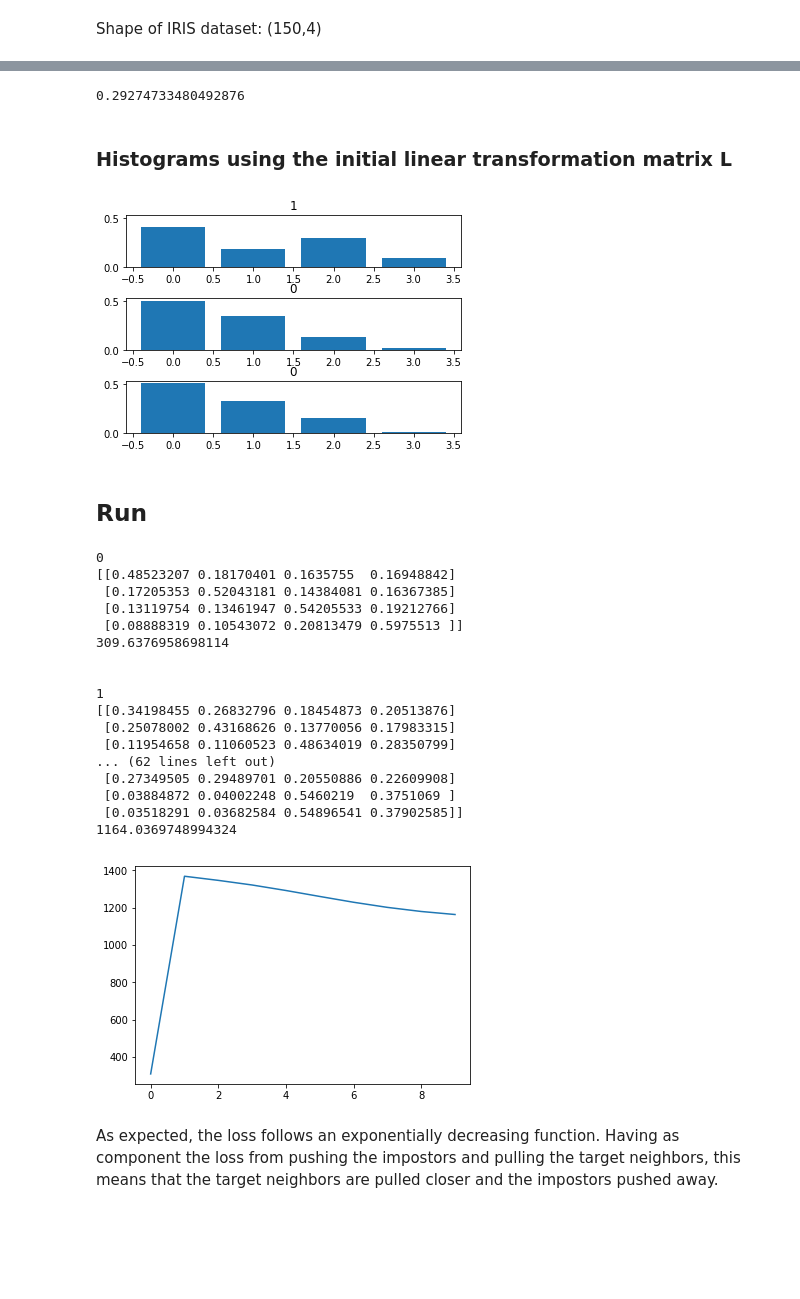
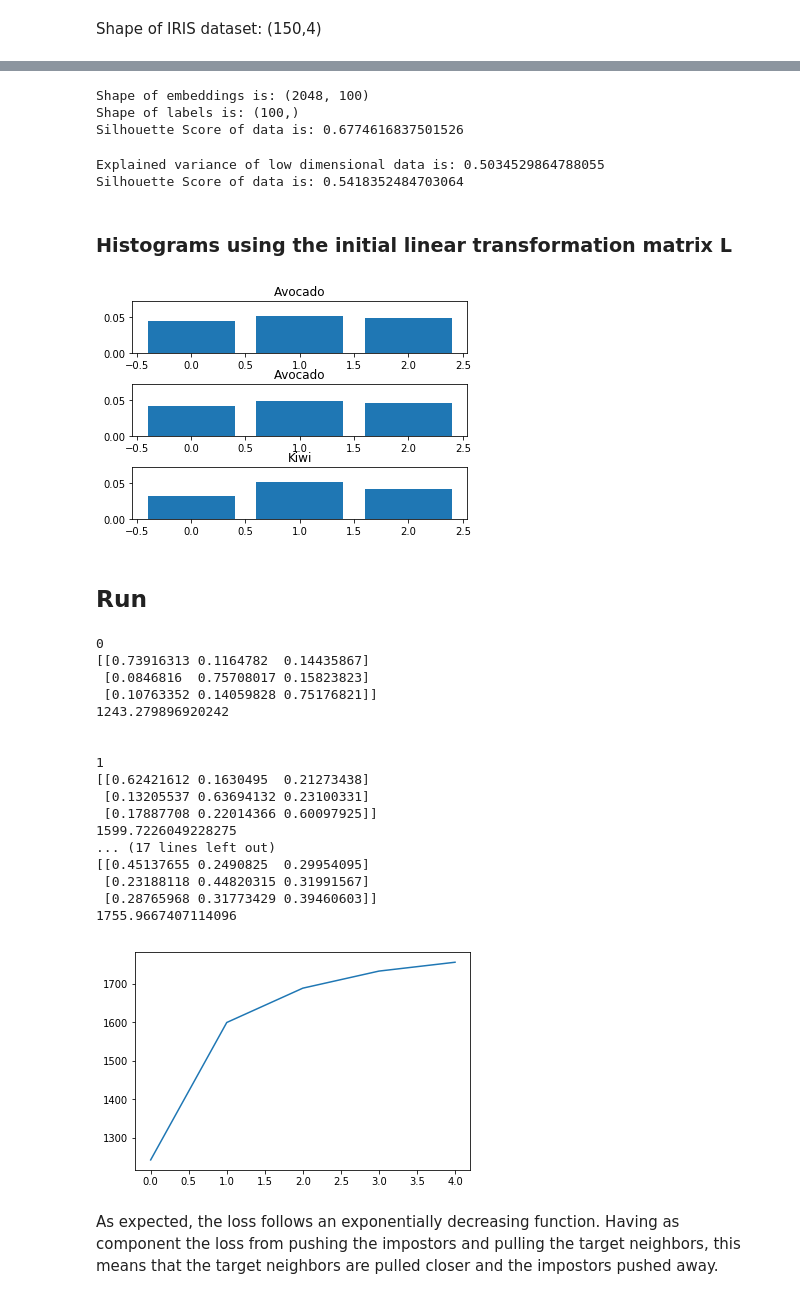
Before and after one commit to Holstrup/MetricLearning, a Jupyter notebook: MetricLearning/LMNN2.ipynb, the cells around one changed output, grey strips where cells are left out. Cells and saved outputs as stored; diff of their text form; code cells hidden in the pictures; blank space fills up the shorter version.

Commit message:
test dataset

```diff
--- a/MetricLearning/LMNN2.ipynb
+++ b/MetricLearning/LMNN2.ipynb
@@ -344,24 +344,33 @@ TN_lookup_table, TN_distance_table = find_target_neighbors(X_train, y_train)
+# %%
+X_train, y_train = Model.get_data_train()
+s_score = sk_metrics.silhouette_score(X_train.T, y_train, metric='euclidean')
+
+print("Shape of embeddings is: {}".format(np.shape(X_train)))
+print("Shape of labels is: {} ".format(np.shape(y_train)))
+print("Silhouette Score of data is: {}".format(s_score))
+# %% [output]
+Shape of embeddings is: (2048, 100)
+Shape of labels is: (100,)
+Silhouette Score of data is: 0.6774616837501526
+# %%
+pca = sk_decomp.PCA(n_components=K)
+pca.fit(X_train.T)
+X_train = pca.transform(X_train.T)
+X_train = abs(X_train / np.linalg.norm(X_train))
+s_score = sk_metrics.silhouette_score(X_train, y_train, metric='euclidean')
+
+print("Explained variance of low dimensional data is: {}".format(sum(pca.explained_variance_ratio_)))
+print("Silhouette Score of data is: {}".format(s_score))
+# %% [output]
+Explained variance of low dimensional data is: 0.5034529864788055
+Silhouette Score of data is: 0.5418352484703064
 # %%
 l = 0.1
 mu = 0.5
-K = 3
-D = 2
+K = 4
+_, D = np.shape(X_train)
 L = np.eye(D, dtype=float)
 alpha = 0.001
-# %%
-from sklearn.datasets import load_digits
-from sklearn.decomposition import PCA
-digits = load_digits()
-X_train, X_test, y_train, y_test = train_test_split(digits.data, digits.target, test_size=0.3, random_state=0)
-
-# Reduce dimensions
-pca = sk_decomp.PCA(n_components=D)
-pca.fit(X_train)
-X_train = abs(pca.transform(X_train))
-X_train = X_train / np.sum(X_train, axis = 1)[:,None]
-print(sum(pca.explained_variance_ratio_))
-# %% [output]
-0.29274733480492876
 # %%
 TN_lookup_table, TN_distance_table = find_target_neighbors(X_train, y_train)
 # %% [markdown]
@@ -369,15 +378,15 @@ TN_lookup_table, TN_distance_table = find_target_neighbors(X_train, y_train)
 # %%
 new_X = (L @ X_train.T).T
 
-plot_items = new_X[20:101:40,:]
-plot_labels = y_train[20:101:40]
+plot_items = new_X[10:20:4,:]
+plot_labels = y_train[10:20:4]
 Plots.plot_some_data(plot_items, plot_labels)
 # %% [output]
-[figure, old version]
+[figure, new version]
 # %% [markdown]
 ## Run
 # %%
-ITERATIONS = 10
+ITERATIONS = 5
 lossList = []
 
 for i in range(ITERATIONS):
@@ -395,23 +404,23 @@ plt.plot(lossList, '-')
 plt.show()
 # %% [output]
 0
-[[0.48523207 0.18170401 0.1635755  0.16948842]
- [0.17205353 0.52043181 0.14384081 0.16367385]
- [0.13119754 0.13461947 0.54205533 0.19212766]
- [0.08888319 0.10543072 0.20813479 0.5975513 ]]
-309.6376958698114
+[[0.73916313 0.1164782  0.14435867]
+ [0.0846816  0.75708017 0.15823823]
+ [0.10763352 0.14059828 0.75176821]]
+1243.279896920242
 
 
 1
-[[0.34198455 0.26832796 0.18454873 0.20513876]
- [0.25078002 0.43168626 0.13770056 0.17983315]
- [0.11954658 0.11060523 0.48634019 0.28350799]
-... (62 lines left out)
- [0.27349505 0.29489701 0.20550886 0.22609908]
- [0.03884872 0.04002248 0.5460219  0.3751069 ]
- [0.03518291 0.03682584 0.54896541 0.37902585]]
-1164.0369748994324
+[[0.62421612 0.1630495  0.21273438]
+ [0.13205537 0.63694132 0.23100331]
+ [0.17887708 0.22014366 0.60097925]]
+1599.7226049228275
+... (17 lines left out)
+[[0.45137655 0.2490825  0.29954095]
+ [0.23188118 0.44820315 0.31991567]
+ [0.28765968 0.31773429 0.39460603]]
+1755.9667407114096
-[figure, old version]
+[figure, new version]
 # %% [markdown]
 As expected, the loss follows an exponentially decreasing function. Having as component the loss from pushing the impostors and pulling the target neighbors, this means that the target neighbors are pulled closer and the impostors pushed away.
 # %% [markdown]
```
Also changed, not shown: parts of 5 cells of this notebook, 2 other files.
